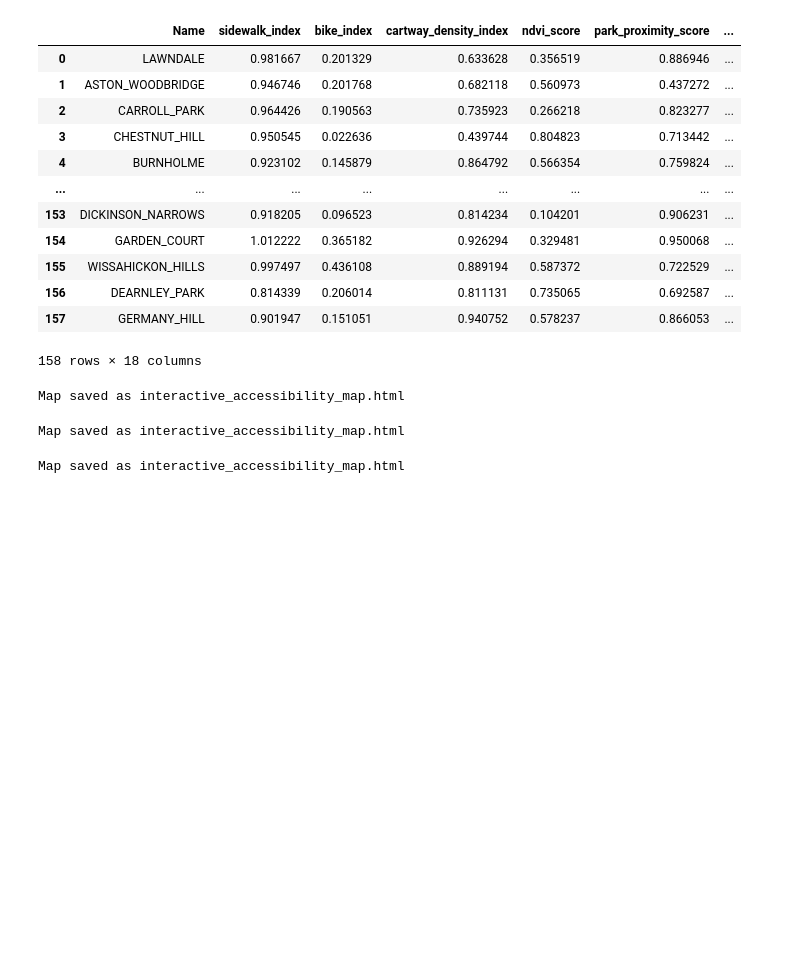
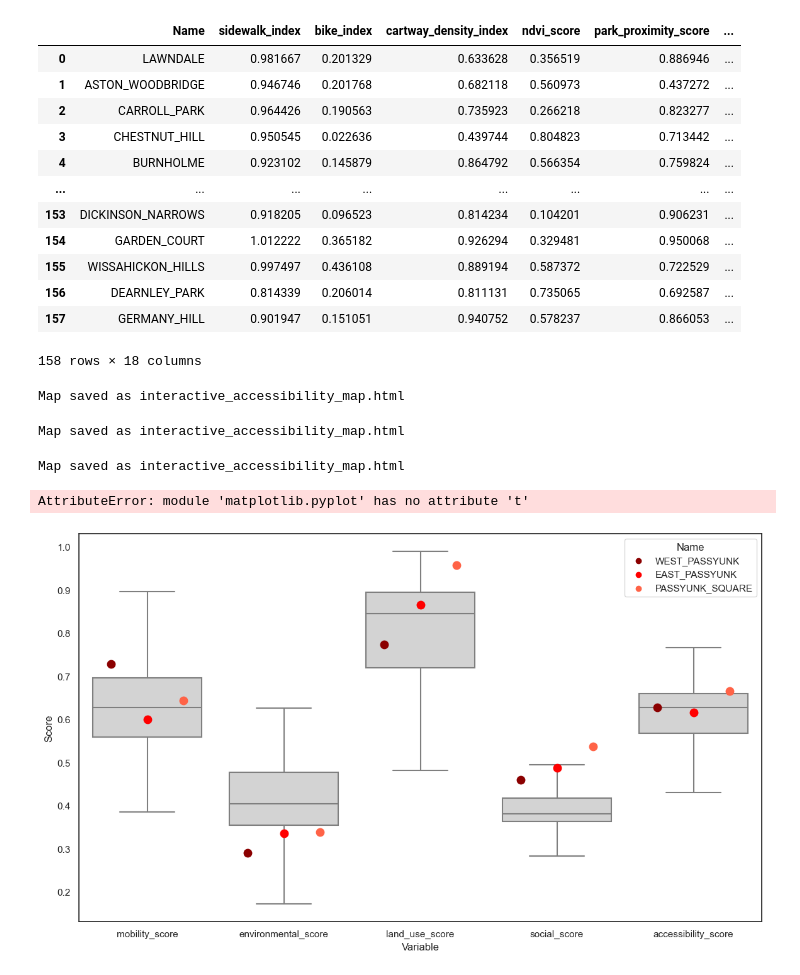
Before and after one commit to astauf03/musa5500-python-final, a Jupyter notebook: notebooks/allmaps.ipynb, the cells around one changed output. Drawn from its saved outputs; the diff is of its cells as text; code cells hidden in the pictures; blank space fills up the shorter version.

```diff
--- a/notebooks/allmaps.ipynb
+++ b/notebooks/allmaps.ipynb
@@ -541,3 +541,65 @@ for i, gname in enumerate(group_labels):
 fig.update_xaxes(tickangle=45)
 
 fig.show()
+# %%
+import matplotlib.pyplot as plt
+import seaborn as sns
+import pandas as pd
+
+# ----------------------------------------
+# 1. Identify EP neighborhoods
+# ----------------------------------------
+ep_names = ["EAST_PASSYUNK", "WEST_PASSYUNK", "PASSYUNK_SQUARE"]
+
+# ----------------------------------------
+# 2. Choose variables to plot
+# ----------------------------------------
+vars_to_plot = [
+    "mobility_score",
+    "environmental_score",
+    "land_use_score",
+    "social_score",
+    "accessibility_score"
+]
+
+# Long-format for seaborn
+df_long = gdf.melt(
+    id_vars=["Name"],
+    value_vars=vars_to_plot,
+    var_name="Variable",
+    value_name="Score"
+)
+
+# Mark EP neighborhoods
+df_long["is_EP"] = df_long["Name"].isin(ep_names)
+
+# ----------------------------------------
+# 3. Plot
+# ----------------------------------------
+plt.figure(figsize=(14, 8))
+
+ax = sns.boxplot(
+    data=df_long,
+    x="Variable",
+    y="Score",
+    color="lightgray",
+    showfliers=False  # cleaner presentation
+)
+
+# Add EP points (red)
+sns.stripplot(
+    data=df_long[df_long["is_EP"]],
+    x="Variable",
+    y="Score",
+    hue="Name",
+    palette={"EAST_PASSYUNK": "red", "WEST_PASSYUNK": "darkred", "PASSYUNK_SQUARE": "tomato"},
+    size=10,
+    jitter=True,
+    dodge=True,
+    marker="o"
+)
+
+plt.t
+# %% [output]
+AttributeError: module 'matplotlib.pyplot' has no attribute 't'
+[figure, added]
```
Also changed, not shown: 12 other files.
